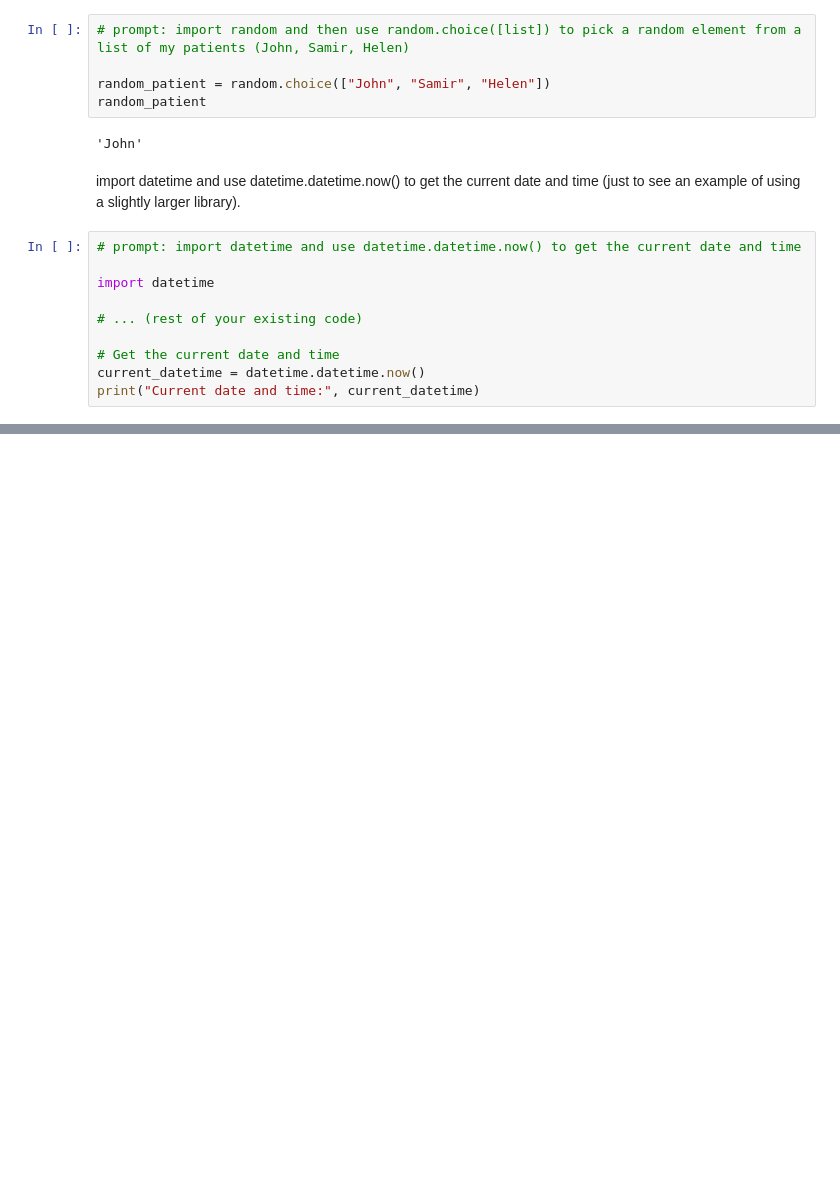
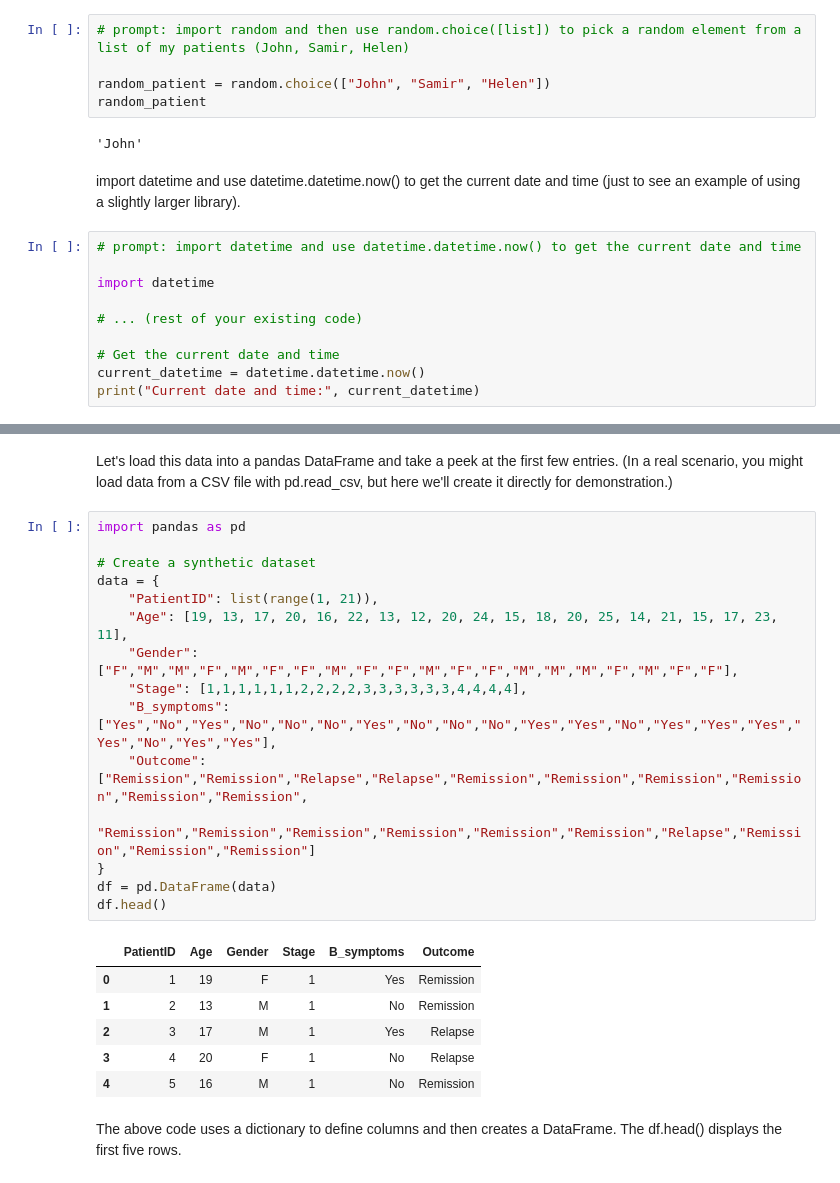
Before and after one commit to IyadSultan/AI_pediatric_oncology, a Jupyter notebook: Python_for_Pediatric_Oncology.ipynb, the cells around one changed output, grey strips where cells are left out. Cells and saved outputs as stored; diff of their text form; blank space fills up the shorter version.

```diff
--- a/Python_for_Pediatric_Oncology.ipynb
+++ b/Python_for_Pediatric_Oncology.ipynb
@@ -243,0 +239,26 @@ Namespaces are one honking great idea -- let's do more of those!
+# %% [markdown]
+Let's load this data into a pandas DataFrame and take a peek at the first few entries. (In a real scenario, you might load data from a CSV file with pd.read_csv, but here we'll create it directly for demonstration.)
+# %%
+import pandas as pd
+
+# Create a synthetic dataset
+data = {
+    "PatientID": list(range(1, 21)),
+    "Age": [19, 13, 17, 20, 16, 22, 13, 12, 20, 24, 15, 18, 20, 25, 14, 21, 15, 17, 23, 11],
+    "Gender": ["F","M","M","F","M","F","F","M","F","F","M","F","F","M","M","M","F","M","F","F"],
+    "Stage": [1,1,1,1,1,1,2,2,2,2,3,3,3,3,3,3,4,4,4,4],
+    "B_symptoms": ["Yes","No","Yes","No","No","No","Yes","No","No","No","Yes","Yes","No","Yes","Yes","Yes","Yes","No","Yes","Yes"],
+    "Outcome": ["Remission","Remission","Relapse","Relapse","Remission","Remission","Remission","Remission","Remission","Remission",
+                "Remission","Remission","Remission","Remission","Remission","Remission","Relapse","Remission","Remission","Remission"]
+}
+df = pd.DataFrame(data)
+df.head()
+# %% [output]
+|  | PatientID | Age | Gender | Stage | B_symptoms | Outcome |
+| 0 | 1 | 19 | F | 1 | Yes | Remission |
+| 1 | 2 | 13 | M | 1 | No | Remission |
+| 2 | 3 | 17 | M | 1 | Yes | Relapse |
+| 3 | 4 | 20 | F | 1 | No | Relapse |
+| 4 | 5 | 16 | M | 1 | No | Remission |
+# %% [markdown]
+The above code uses a dictionary to define columns and then creates a DataFrame. The df.head() displays the first five rows.
```
Also changed, not shown: parts of 55 cells of this notebook.
